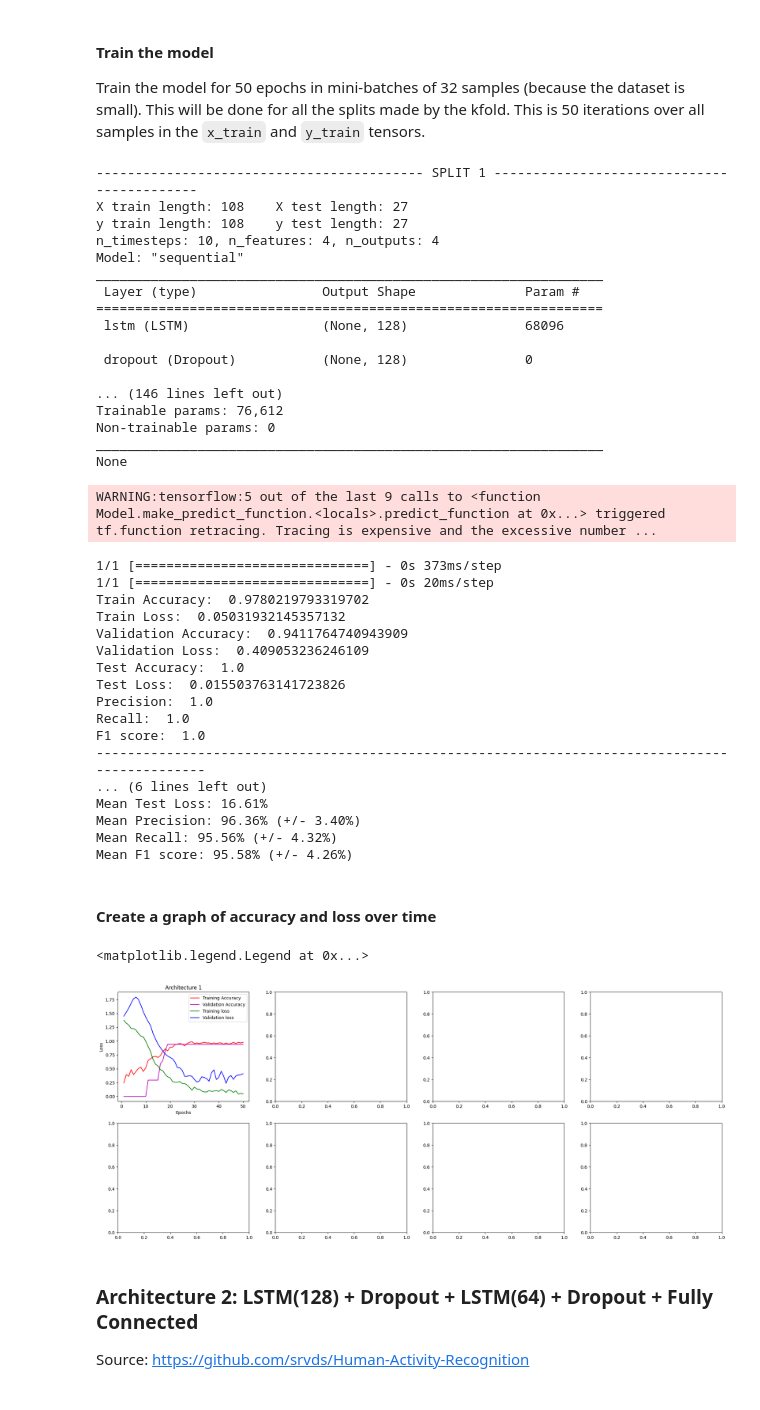
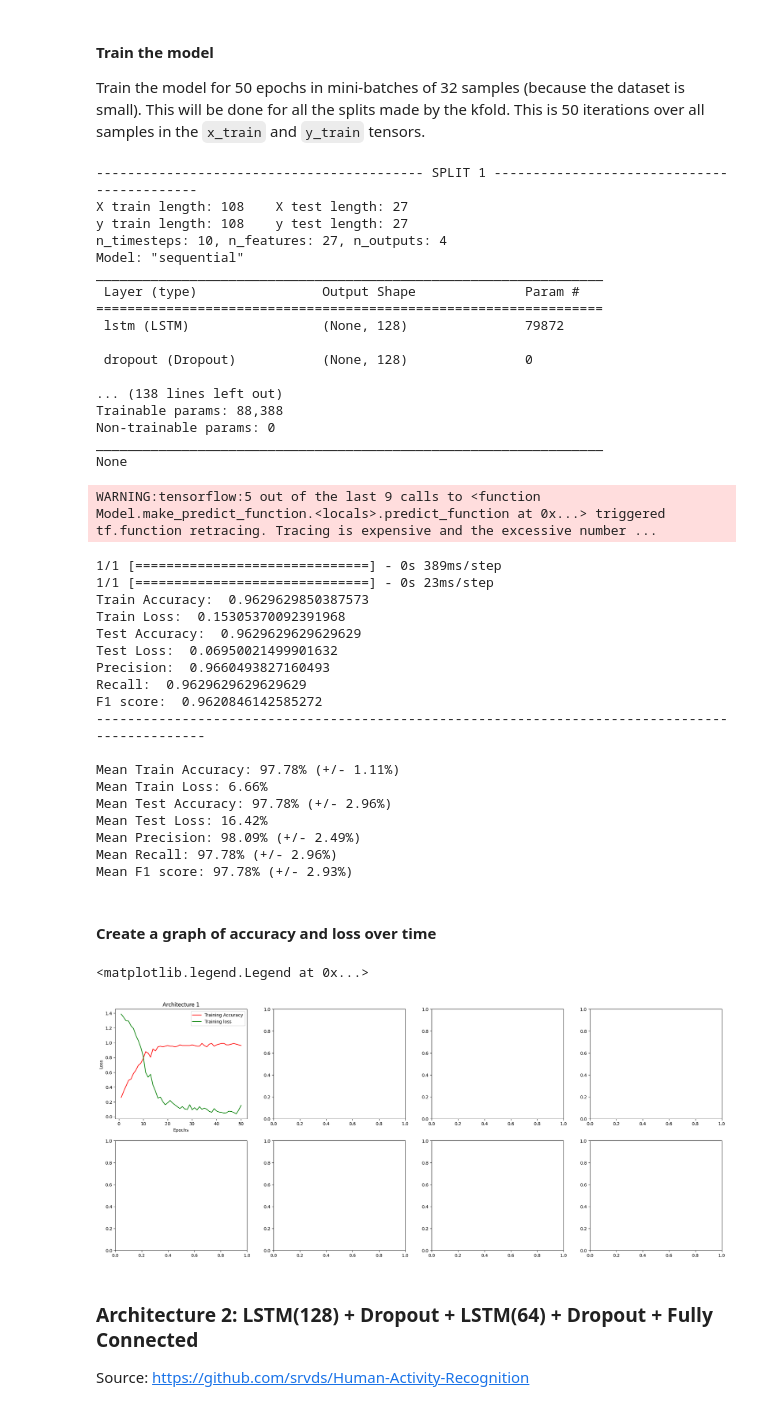
Before and after one commit to StadynR/HAR-imu-photogrammetry, a Jupyter notebook: Notebooks/Dataset 1/IMU - Best Features.ipynb, the cells around one changed output. Saved outputs shown, nothing was run; the diff lists cells and outputs as text; code cells hidden in the pictures.

Commit message:
Removal of validation metrics and inclusion of standard deviations

```diff
--- a/Notebooks/Dataset 1/IMU - Best Features.ipynb
+++ b/Notebooks/Dataset 1/IMU - Best Features.ipynb
@@ -457,8 +457,6 @@ Y = labels
 # %%
 train_accuracies = []
 train_losses = []
-val_accuracies = []
-val_losses = []
 test_accuracies = []
 test_losses = []
 precisions = []
@@ -481,27 +479,21 @@ for id, (train_index, test_index) in enumerate(kfold.split(X)):
 
     model = create_model(n_outputs)
 
-    history = model.fit(X_train, Y_train, validation_split=0.15, epochs = 50, batch_size = 32, verbose = 0)
+    history = model.fit(X_train, Y_train, epochs = 50, batch_size = 32, verbose = 0)
     history_dict = history.history
 
     # Get the historical values for accuracies and losses
 
     acc = history_dict['accuracy']
-    vacc = history_dict['val_accuracy']
     loss = history_dict['loss']
-    vloss = history_dict['val_loss']
 
     # Save the last values for accuracies and losses for comparison
 
     train_acc = acc[-1]
-    val_acc = vacc[-1]
     train_loss = loss[-1]
-    val_loss = vloss[-1]
 
     train_accuracies.append(train_acc)
-    val_accuracies.append(val_acc)
     train_losses.append(train_loss)
-    val_losses.append(val_loss)
 
     Y_pred = model.predict(X_test)
     Y_pred = tf.argmax(Y_pred, axis=1)
@@ -527,8 +519,6 @@ for id, (train_index, test_index) in enumerate(kfold.split(X)):
 
     print("Train Accuracy: ", train_acc)
     print("Train Loss: ", train_loss)
-    print("Validation Accuracy: ", val_acc)
-    print("Validation Loss: ", val_loss)
     print("Test Accuracy: ", test_acc)
     print("Test Loss: ", test_loss)
     print("Precision: ", precision)
@@ -538,18 +528,20 @@ for id, (train_index, test_index) in enumerate(kfold.split(X)):
 
 arch1_train_acc = np.mean(train_accuracies)
 arch1_train_loss = np.mean(train_losses)
-arch1_val_acc = np.mean(val_accuracies)
-arch1_val_loss = np.mean(val_losses)
 arch1_test_acc = np.mean(test_accuracies)
 arch1_test_loss = np.mean(test_losses)
 arch1_precision = np.mean(precisions)
 arch1_recall = np.mean(recalls)
 arch1_f1_score = np.mean(f1_scores)
 
+arch1_train_std = np.std(train_accuracies)
+arch1_test_std = np.std(test_accuracies)
+arch1_precision_std = np.std(precisions)
+arch1_recall_std = np.std(recalls)
+arch1_f1_score_std = np.std(f1_scores)
+
 print("Mean Train Accuracy: %.2f%% (+/- %.2f%%)" % (arch1_train_acc * 100, np.std(train_accuracies) * 100))
 print("Mean Train Loss: %.2f%%" % (arch1_train_loss * 100))
-print("Mean Validation Accuracy: %.2f%% (+/- %.2f%%)" % (arch1_val_acc * 100, np.std(val_accuracies) * 100))
-print("Mean Validation Loss: %.2f%%" % (arch1_val_loss * 100))
 print("Mean Test Accuracy: %.2f%% (+/- %.2f%%)" % (arch1_test_acc * 100, np.std(test_accuracies) * 100))
 print("Mean Test Loss: %.2f%%" % (arch1_test_loss * 100))
 print("Mean Precision: %.2f%% (+/- %.2f%%)" % (arch1_precision * 100, np.std(precisions) * 100))
@@ -559,59 +551,58 @@ print("Mean F1 score: %.2f%% (+/- %.2f%%)" % (arch1_f1_score * 100, np.std(f1_sc
 ------------------------------------------ SPLIT 1 -------------------------------------------
 X train length: 108    X test length: 27
 y train length: 108    y test length: 27
-n_timesteps: 10, n_features: 4, n_outputs: 4
+n_timesteps: 10, n_features: 27, n_outputs: 4
 Model: "sequential"
 _________________________________________________________________
  Layer (type)                Output Shape              Param #
 =================================================================
- lstm (LSTM)                 (None, 128)               68096
+ lstm (LSTM)                 (None, 128)               79872
 
  dropout (Dropout)           (None, 128)               0
 
-... (146 lines left out)
-Trainable params: 76,612
+... (138 lines left out)
+Trainable params: 88,388
 Non-trainable params: 0
 _________________________________________________________________
 None
 WARNING:tensorflow:5 out of the last 9 calls to <function Model.make_predict_function.<locals>.predict_function at 0x...> triggered tf.function retracing. Tracing is expensive and the excessive number ...
-1/1 [==============================] - 0s 373ms/step
-1/1 [==============================] - 0s 20ms/step
-Train Accuracy:  0.9780219793319702
-Train Loss:  0.05031932145357132
-Validation Accuracy:  0.9411764740943909
-Validation Loss:  0.409053236246109
-Test Accuracy:  1.0
-Test Loss:  0.015503763141723826
-Precision:  1.0
-Recall:  1.0
-F1 score:  1.0
+1/1 [==============================] - 0s 389ms/step
+1/1 [==============================] - 0s 23ms/step
+Train Accuracy:  0.9629629850387573
+Train Loss:  0.15305370092391968
+Test Accuracy:  0.9629629629629629
+Test Loss:  0.06950021499901632
+Precision:  0.9660493827160493
+Recall:  0.9629629629629629
+F1 score:  0.9620846142585272
 -----------------------------------------------------------------------------------------------
-... (6 lines left out)
-Mean Test Loss: 16.61%
-Mean Precision: 96.36% (+/- 3.40%)
-Mean Recall: 95.56% (+/- 4.32%)
-Mean F1 score: 95.58% (+/- 4.26%)
+
+Mean Train Accuracy: 97.78% (+/- 1.11%)
+Mean Train Loss: 6.66%
+Mean Test Accuracy: 97.78% (+/- 2.96%)
+Mean Test Loss: 16.42%
+Mean Precision: 98.09% (+/- 2.49%)
+Mean Recall: 97.78% (+/- 2.96%)
+Mean F1 score: 97.78% (+/- 2.93%)
 # %% [markdown]
 #### Create a graph of accuracy and loss over time
 # %%
 import matplotlib.pyplot as plt
 
 epochs = range(1, len(acc) + 1)
 
 # Create 7 subplots in a grid with 3 rows and 3 columns
 fig, axes = plt.subplots(nrows=2, ncols=4, figsize=(25, 10))
 
 axes[0, 0].plot(epochs, acc, 'r', label='Training Accuracy')
-axes[0, 0].plot(epochs, vacc, 'm', label='Validation Accuracy')
 axes[0, 0].plot(epochs, loss, 'g', label='Training loss')
-axes[0, 0].plot(epochs, vloss, 'b', label='Validation loss')
 axes[0, 0].set_title("Architecture 1")
 axes[0, 0].set_xlabel('Epochs')
 axes[0, 0].set_ylabel('Loss')
 axes[0, 0].legend()
 # %% [output]
 <matplotlib.legend.Legend at 0x...>
-[figure, old version]
+[figure, new version]
 # %% [markdown]
 ### Architecture 2: LSTM(128) + Dropout + LSTM(64) + Dropout + Fully Connected
 
```
Also changed, not shown: parts of 16 cells of this notebook.
